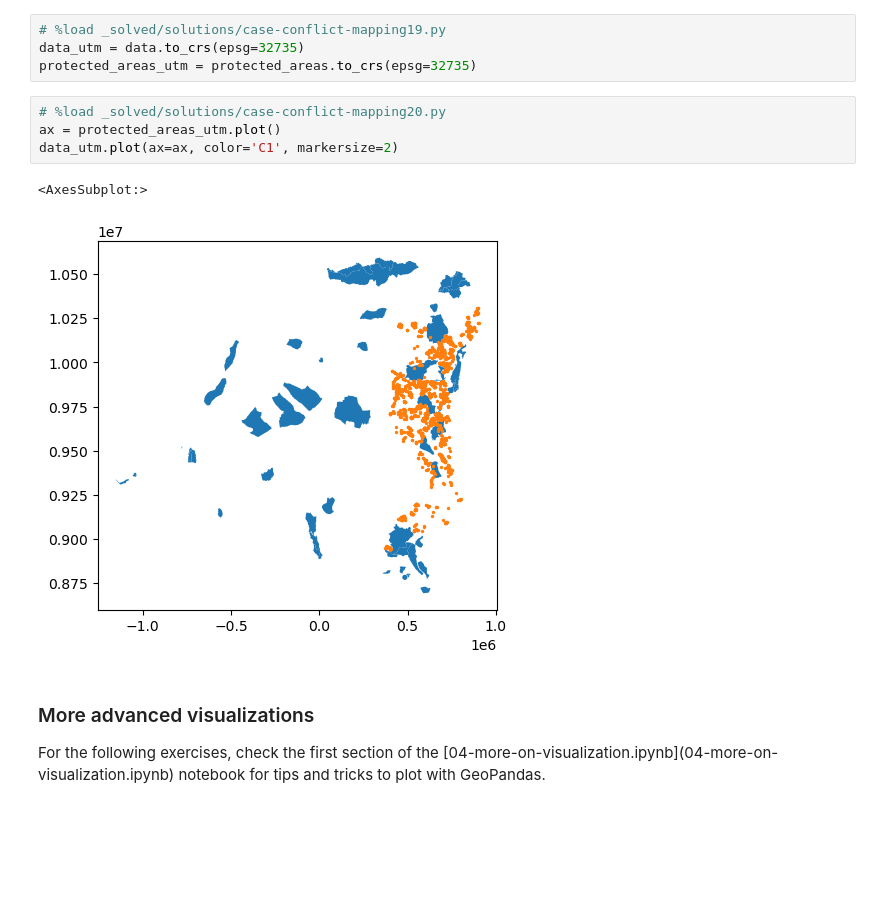
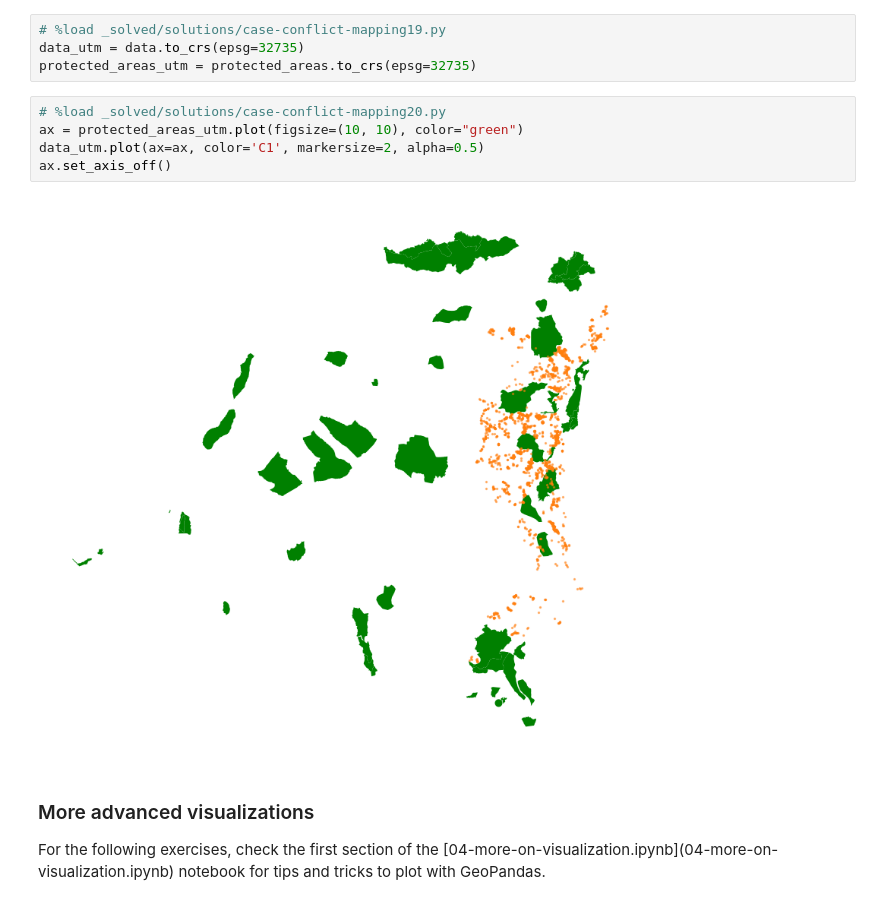
Before and after one commit to ThomasService/scipy2018-geospatial-data, a Jupyter notebook: case-conflict-mapping.ipynb, the cells around one changed output. Drawn from its saved outputs; the diff is of its cells as text; blank space fills up the shorter version.

```diff
--- a/case-conflict-mapping.ipynb
+++ b/case-conflict-mapping.ipynb
@@ -187,11 +198,11 @@ data_utm = data.to_crs(epsg=32735)
 protected_areas_utm = protected_areas.to_crs(epsg=32735)
 # %%
 # %load _solved/solutions/case-conflict-mapping20.py
-ax = protected_areas_utm.plot()
-data_utm.plot(ax=ax, color='C1', markersize=2)
+ax = protected_areas_utm.plot(figsize=(10, 10), color="green")
+data_utm.plot(ax=ax, color='C1', markersize=2, alpha=0.5)
+ax.set_axis_off()
 # %% [output]
-<AxesSubplot:>
-[figure, old version]
+[figure, new version]
 # %% [markdown]
 ### More advanced visualizations
 
```
Also changed, not shown: parts of 34 cells of this notebook.
